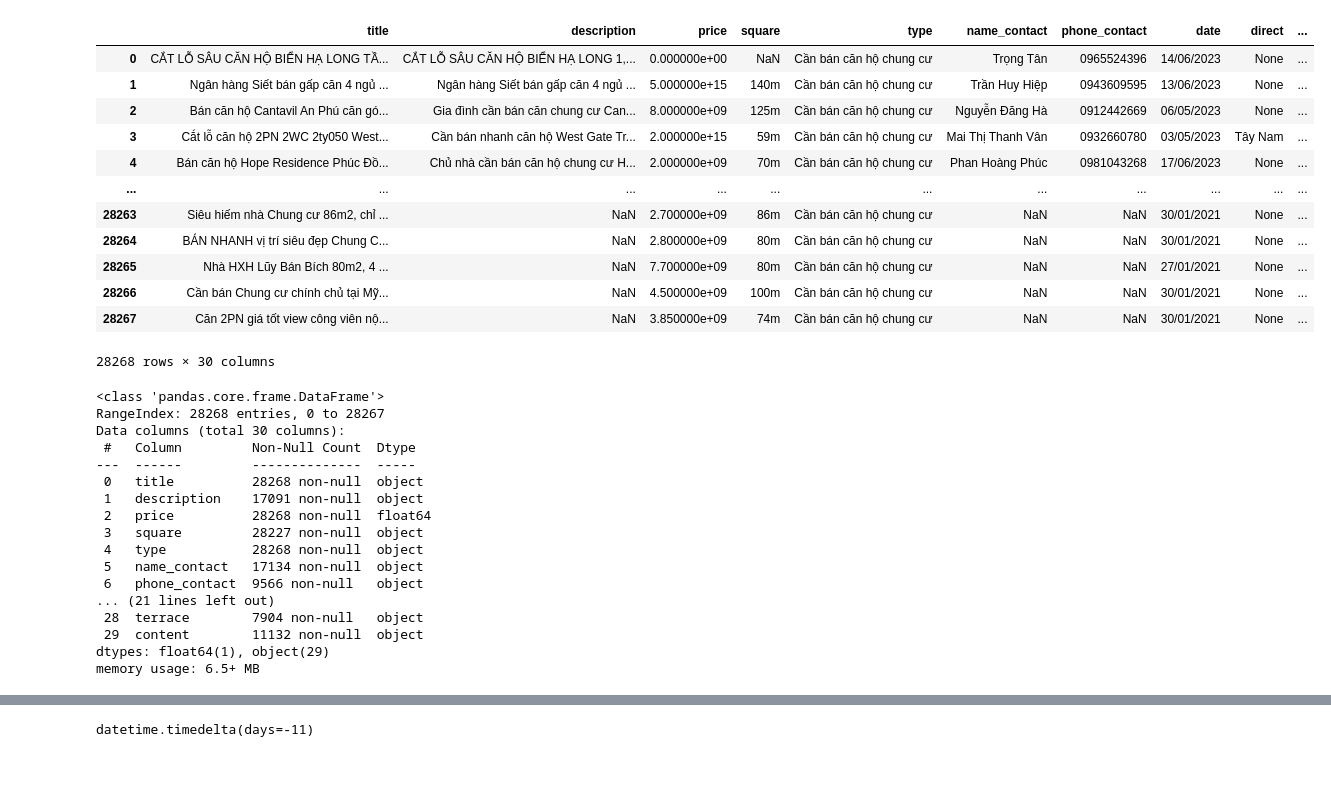
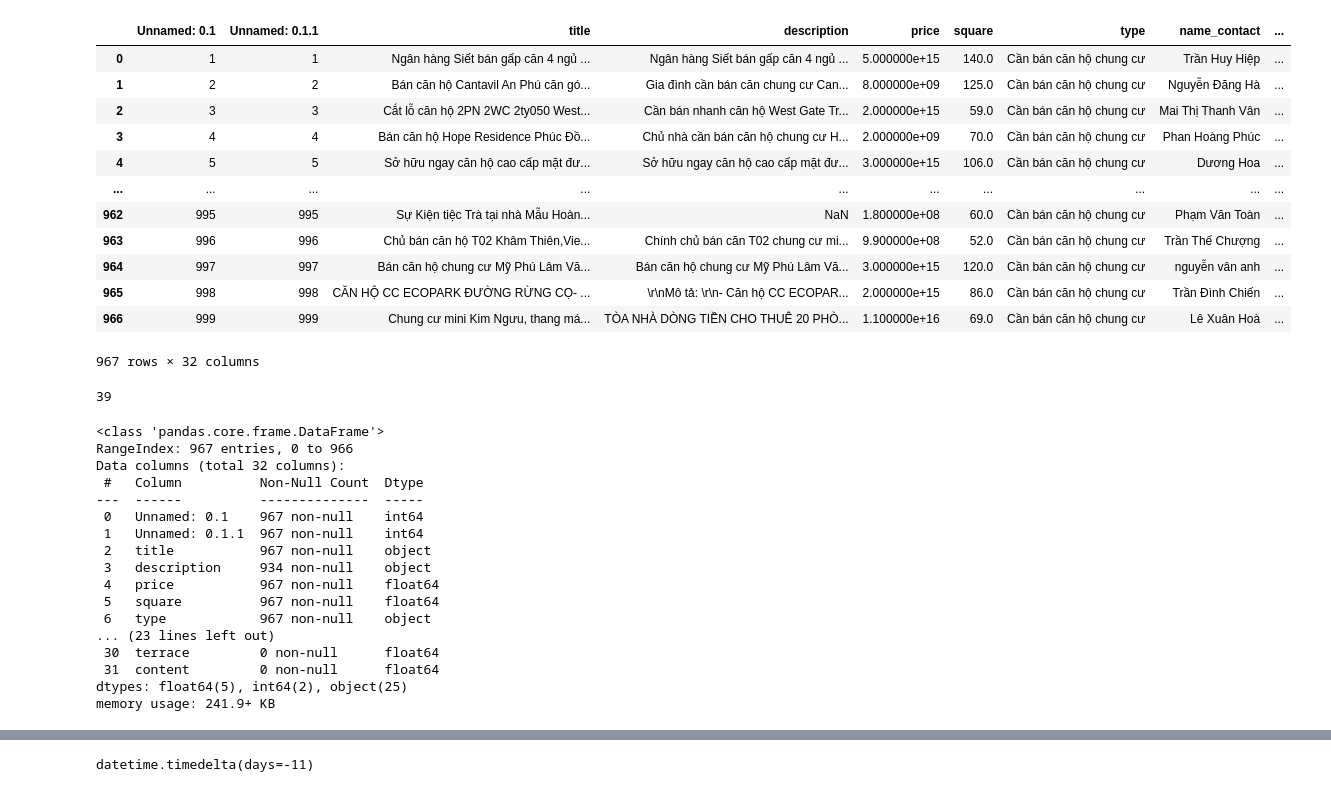
Before and after one commit to nsnguyensang/DATN, a Jupyter notebook: data-matching/data_matching.ipynb, the cells around one changed output, grey strips where cells are left out. Cells and saved outputs as stored; diff of their text form; code cells hidden in the pictures.

```diff
--- a/data-matching/data_matching.ipynb
+++ b/data-matching/data_matching.ipynb
@@ -3,43 +3,47 @@ import numpy as np
 import pandas as pd
 import matplotlib.pyplot as plt
 # %%
-data = pd.read_csv('C:/Workspace/DATN/schema-matching/output/final.csv', encoding='utf-8')
+data = pd.read_csv('C:/Workspace/DATN/schema-matching/output/final_2000_test.csv', encoding='utf-8')
 data = data.drop(["Unnamed: 0"], axis=1)
 data
 # %% [output]
-|  | title | description | price | square | type | name_contact | phone_contact | date | direct | ... |
-| 0 | CẮT LỖ SÂU CĂN HỘ BIỂN HẠ LONG TẦ... | CẮT LỖ SÂU CĂN HỘ BIỂN HẠ LONG 1,... | 0.000000e+00 | NaN | Cần bán căn hộ chung cư | Trọng Tân | 0965524396 | 14/06/2023 | None | ... |
-| 1 | Ngân hàng Siết bán gấp căn 4 ngủ ... | Ngân hàng Siết bán gấp căn 4 ngủ ... | 5.000000e+15 | 140m | Cần bán căn hộ chung cư | Trần Huy Hiệp | 0943609595 | 13/06/2023 | None | ... |
-| 2 | Bán căn hộ Cantavil An Phú căn gó... | Gia đình cần bán căn chung cư Can... | 8.000000e+09 | 125m | Cần bán căn hộ chung cư | Nguyễn Đăng Hà | 0912442669 | 06/05/2023 | None | ... |
-| 3 | Cắt lỗ căn hộ 2PN 2WC 2ty050 West... | Cần bán nhanh căn hộ West Gate Tr... | 2.000000e+15 | 59m | Cần bán căn hộ chung cư | Mai Thị Thanh Vân | 0932660780 | 03/05/2023 | Tây Nam | ... |
-| 4 | Bán căn hộ Hope Residence Phúc Đồ... | Chủ nhà cần bán căn hộ chung cư H... | 2.000000e+09 | 70m | Cần bán căn hộ chung cư | Phan Hoàng Phúc | 0981043268 | 17/06/2023 | None | ... |
-| ... | ... | ... | ... | ... | ... | ... | ... | ... | ... | ... |
-| 28263 | Siêu hiếm nhà Chung cư 86m2, chỉ ... | NaN | 2.700000e+09 | 86m | Cần bán căn hộ chung cư | NaN | NaN | 30/01/2021 | None | ... |
-| 28264 | BÁN NHANH vị trí siêu đẹp Chung C... | NaN | 2.800000e+09 | 80m | Cần bán căn hộ chung cư | NaN | NaN | 30/01/2021 | None | ... |
-| 28265 | Nhà HXH Lũy Bán Bích 80m2, 4 ... | NaN | 7.700000e+09 | 80m | Cần bán căn hộ chung cư | NaN | NaN | 27/01/2021 | None | ... |
-| 28266 | Cần bán Chung cư chính chủ tại Mỹ... | NaN | 4.500000e+09 | 100m | Cần bán căn hộ chung cư | NaN | NaN | 30/01/2021 | None | ... |
-| 28267 | Căn 2PN giá tốt view công viên nộ... | NaN | 3.850000e+09 | 74m | Cần bán căn hộ chung cư | NaN | NaN | 30/01/2021 | None | ... |
+|  | Unnamed: 0.1 | Unnamed: 0.1.1 | title | description | price | square | type | name_contact | ... |
+| 0 | 1 | 1 | Ngân hàng Siết bán gấp căn 4 ngủ ... | Ngân hàng Siết bán gấp căn 4 ngủ ... | 5.000000e+15 | 140.0 | Cần bán căn hộ chung cư | Trần Huy Hiệp | ... |
+| 1 | 2 | 2 | Bán căn hộ Cantavil An Phú căn gó... | Gia đình cần bán căn chung cư Can... | 8.000000e+09 | 125.0 | Cần bán căn hộ chung cư | Nguyễn Đăng Hà | ... |
+| 2 | 3 | 3 | Cắt lỗ căn hộ 2PN 2WC 2ty050 West... | Cần bán nhanh căn hộ West Gate Tr... | 2.000000e+15 | 59.0 | Cần bán căn hộ chung cư | Mai Thị Thanh Vân | ... |
+| 3 | 4 | 4 | Bán căn hộ Hope Residence Phúc Đồ... | Chủ nhà cần bán căn hộ chung cư H... | 2.000000e+09 | 70.0 | Cần bán căn hộ chung cư | Phan Hoàng Phúc | ... |
+| 4 | 5 | 5 | Sở hữu ngay căn hộ cao cấp mặt đư... | Sở hữu ngay căn hộ cao cấp mặt đư... | 3.000000e+15 | 106.0 | Cần bán căn hộ chung cư | Dương Hoa | ... |
+| ... | ... | ... | ... | ... | ... | ... | ... | ... | ... |
+| 962 | 995 | 995 | Sự Kiện tiệc Trà tại nhà Mẫu Hoàn... | NaN | 1.800000e+08 | 60.0 | Cần bán căn hộ chung cư | Phạm Văn Toàn | ... |
+| 963 | 996 | 996 | Chủ bán căn hộ T02 Khâm Thiên,Vie... | Chính chủ bán căn T02 chung cư mi... | 9.900000e+08 | 52.0 | Cần bán căn hộ chung cư | Trần Thế Chượng | ... |
+| 964 | 997 | 997 | Bán căn hộ chung cư Mỹ Phú Lâm Vă... | Bán căn hộ chung cư Mỹ Phú Lâm Vă... | 3.000000e+15 | 120.0 | Cần bán căn hộ chung cư | nguyễn vân anh | ... |
+| 965 | 998 | 998 | CĂN HỘ CC ECOPARK ĐƯỜNG RỪNG CỌ- ... | \r\nMô tả: \r\n- Căn hộ CC ECOPAR... | 2.000000e+15 | 86.0 | Cần bán căn hộ chung cư | Trần Đình Chiến | ... |
+| 966 | 999 | 999 | Chung cư mini Kim Ngưu, thang má... | TÒA NHÀ DÒNG TIỀN CHO THUÊ 20 PHÒ... | 1.100000e+16 | 69.0 | Cần bán căn hộ chung cư | Lê Xuân Hoà | ... |
-28268 rows × 30 columns
+967 rows × 32 columns
+# %%
+len(data[data['price']==0])
+# %% [output]
+39
 # %%
 data.info()
 # %% [output]
 <class 'pandas.core.frame.DataFrame'>
-RangeIndex: 28268 entries, 0 to 28267
-Data columns (total 30 columns):
- #   Column         Non-Null Count  Dtype
----  ------         --------------  -----
- 0   title          28268 non-null  object
- 1   description    17091 non-null  object
- 2   price          28268 non-null  float64
- 3   square         28227 non-null  object
- 4   type           28268 non-null  object
- 5   name_contact   17134 non-null  object
- 6   phone_contact  9566 non-null   object
-... (21 lines left out)
- 28  terrace        7904 non-null   object
- 29  content        11132 non-null  object
-dtypes: float64(1), object(29)
-memory usage: 6.5+ MB
+RangeIndex: 967 entries, 0 to 966
+Data columns (total 32 columns):
+ #   Column          Non-Null Count  Dtype
+---  ------          --------------  -----
+ 0   Unnamed: 0.1    967 non-null    int64
+ 1   Unnamed: 0.1.1  967 non-null    int64
+ 2   title           967 non-null    object
+ 3   description     934 non-null    object
+ 4   price           967 non-null    float64
+ 5   square          967 non-null    float64
+ 6   type            967 non-null    object
+... (23 lines left out)
+ 30  terrace         0 non-null      float64
+ 31  content         0 non-null      float64
+dtypes: float64(5), int64(2), object(25)
+memory usage: 241.9+ KB
 # %%
 data["description"]
 # %% [output]
```
Also changed, not shown: parts of 6 cells of this notebook, 49 other files.
